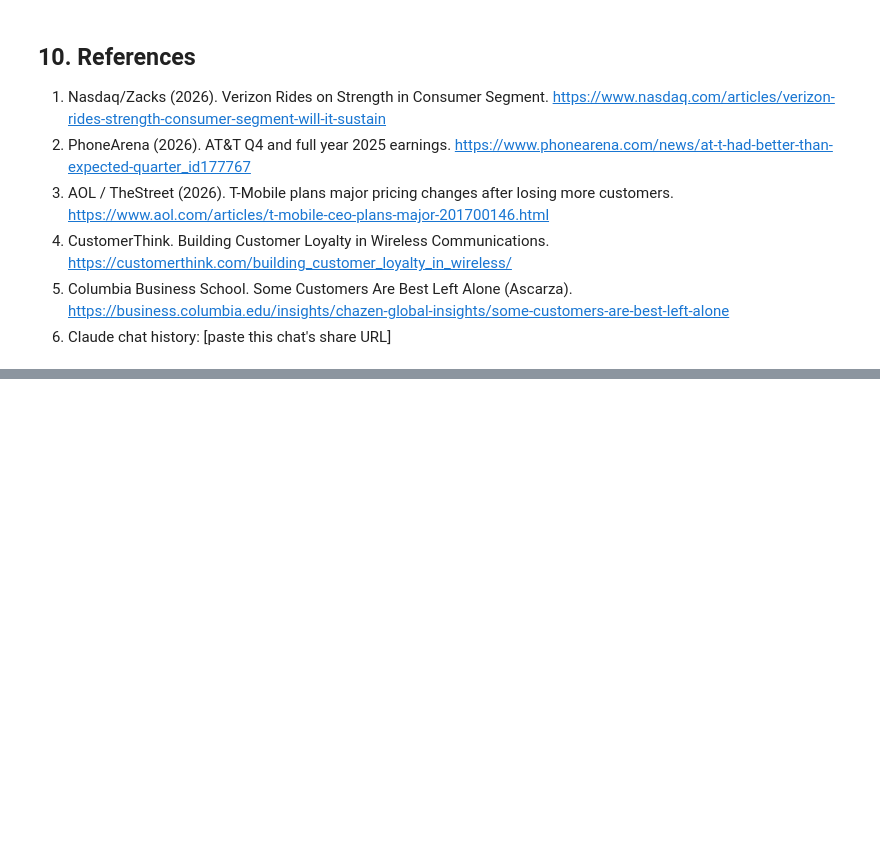
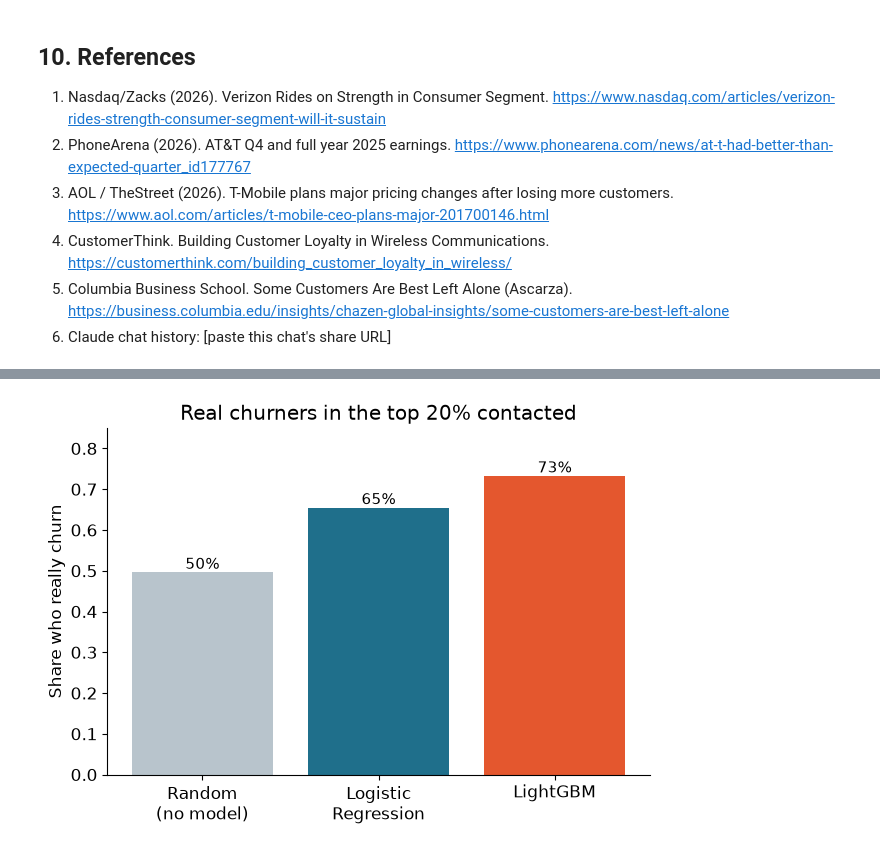
Before and after one commit to dilmani773/gci-final-assignment, a Jupyter notebook: main.ipynb, the cells around one changed output, grey strips where cells are left out. Cells and saved outputs as stored; diff of their text form; code cells hidden in the pictures; blank space fills up the shorter version.

```diff
--- a/main.ipynb
+++ b/main.ipynb
@@ -593,0 +638,12 @@ print(table.to_string(index=False))
+# %%
+vals = [y_test.mean(), top_k_capture(y_test, lr_proba), top_k_capture(y_test, lgb_proba)]
+
+fig, ax = plt.subplots(figsize=(7, 4.5))
+ax.bar(['Random\n(no model)', 'Logistic\nRegression', 'LightGBM'], vals,
+       color=[GREY, MAIN, HIGHLIGHT])
+add_labels(ax)
+ax.set_title('Real churners in the top 20% contacted')
+ax.set_ylabel('Share who really churn'); ax.set_ylim(0, 0.85)
+plt.savefig('figures/slide11_targeting.png', dpi=200, bbox_inches='tight'); plt.show()
+# %% [output]
+[figure, added]
```
Also changed, not shown: parts of 4 cells of this notebook, 3 other files.
